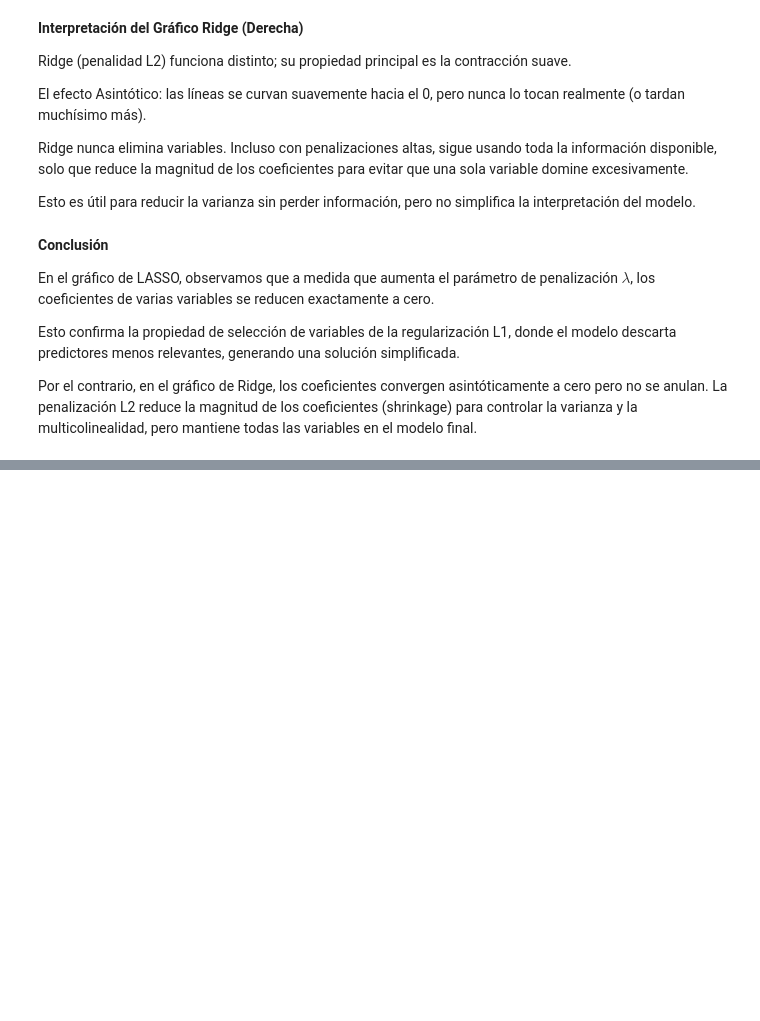
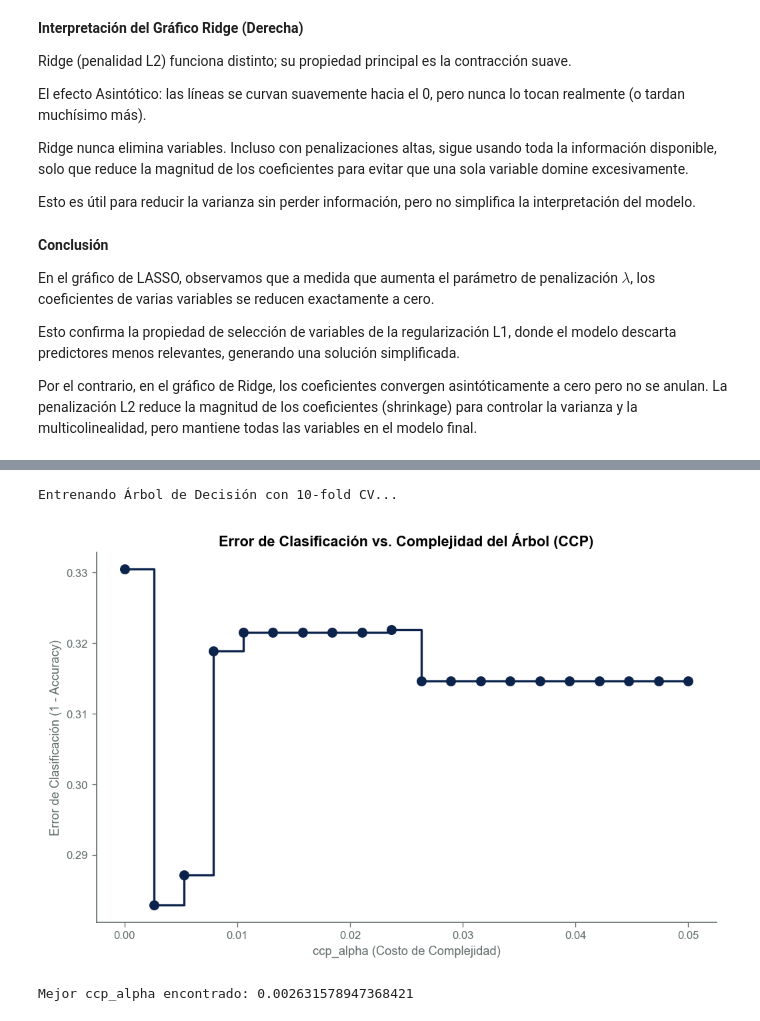
Before and after one commit to paulaleylen/BigDataUBA-Grupo10, a Jupyter notebook: TP4/Program_TP4_Grupo10.ipynb, the cells around one changed output, grey strips where cells are left out. Drawn from its saved outputs; the diff is of its cells as text; code cells hidden in the pictures; blank space fills up the shorter version.

```diff
--- a/TP4/Program_TP4_Grupo10.ipynb
+++ b/TP4/Program_TP4_Grupo10.ipynb
@@ -168,0 +459,38 @@ Por el contrario, en el gráfico de Ridge, los coeficientes convergen asintótic
+# %%
+# Configurar la grilla de ccp_alpha para el Árbol
+# ccp_alpha=0 es el árbol completo (overfitting), valores altos podan mucho.
+param_grid = {'ccp_alpha': np.linspace(0, 0.05, 20)} # Probamos 20 valores entre 0 y 0.05
+
+# Entrenar con Cross-Validation (10-fold como pide la consigna)
+print("Entrenando Árbol de Decisión con 10-fold CV...")
+tree_cv = GridSearchCV(
+    DecisionTreeClassifier(random_state=42),
+    param_grid,
+    cv=10,
+    scoring='accuracy', # Scikit usa accuracy por defecto
+    n_jobs=-1
+)
+tree_cv.fit(X_train, y_train)
+
+# 4. Extraer resultados para graficar
+results = pd.DataFrame(tree_cv.cv_results_)
+alphas = results['param_ccp_alpha']
+mean_error = 1 - results['mean_test_score'] # Convertir Accuracy a Error
+
+# Graficar Error vs Alpha
+plt.figure(figsize=(10, 6))
+plt.plot(alphas, mean_error, marker='o', drawstyle="steps-post")
+plt.xlabel('ccp_alpha (Costo de Complejidad)')
+plt.ylabel('Error de Clasificación (1 - Accuracy)')
+plt.title('Error de Clasificación vs. Complejidad del Árbol (CCP)')
+plt.grid(False)
+plt.savefig('graficos/arbol_error_ccp.png')
+plt.show()
+
+# Mostrar el mejor alpha
+best_ccp = tree_cv.best_params_['ccp_alpha']
+print(f"Mejor ccp_alpha encontrado: {best_ccp}")
+# %% [output]
+Entrenando Árbol de Decisión con 10-fold CV...
+[figure, added]
+Mejor ccp_alpha encontrado: 0.002631578947368421
```
Also changed, not shown: parts of 19 cells of this notebook, 7 other files.
